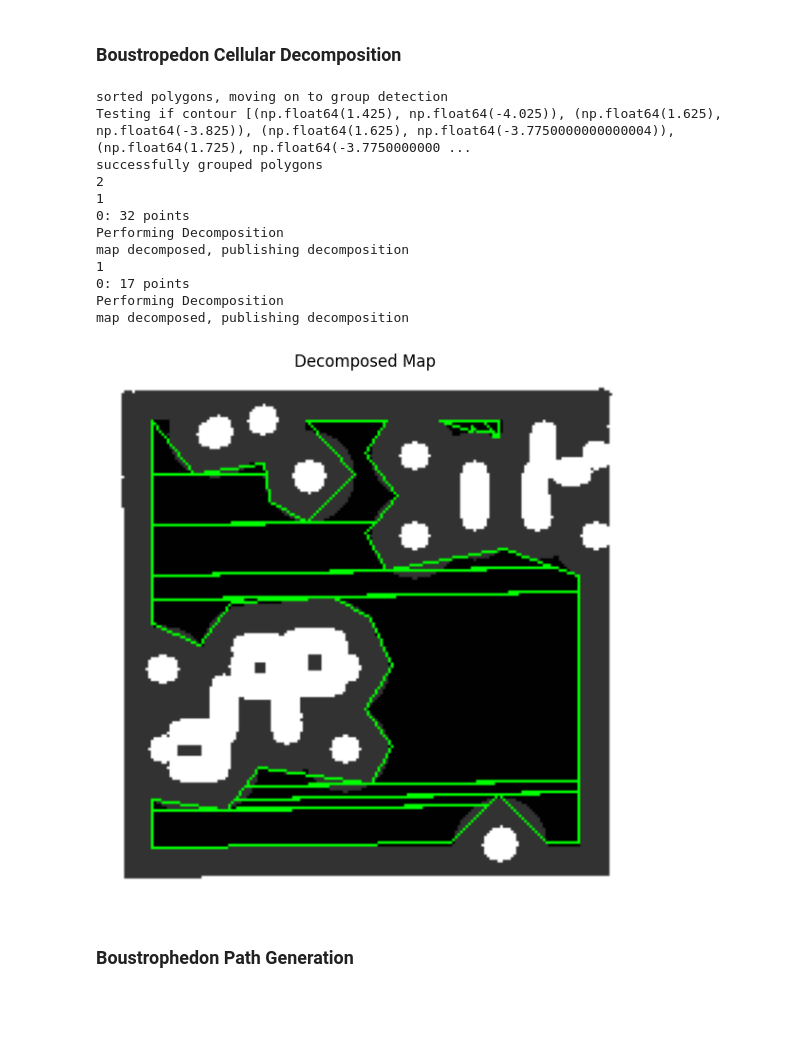
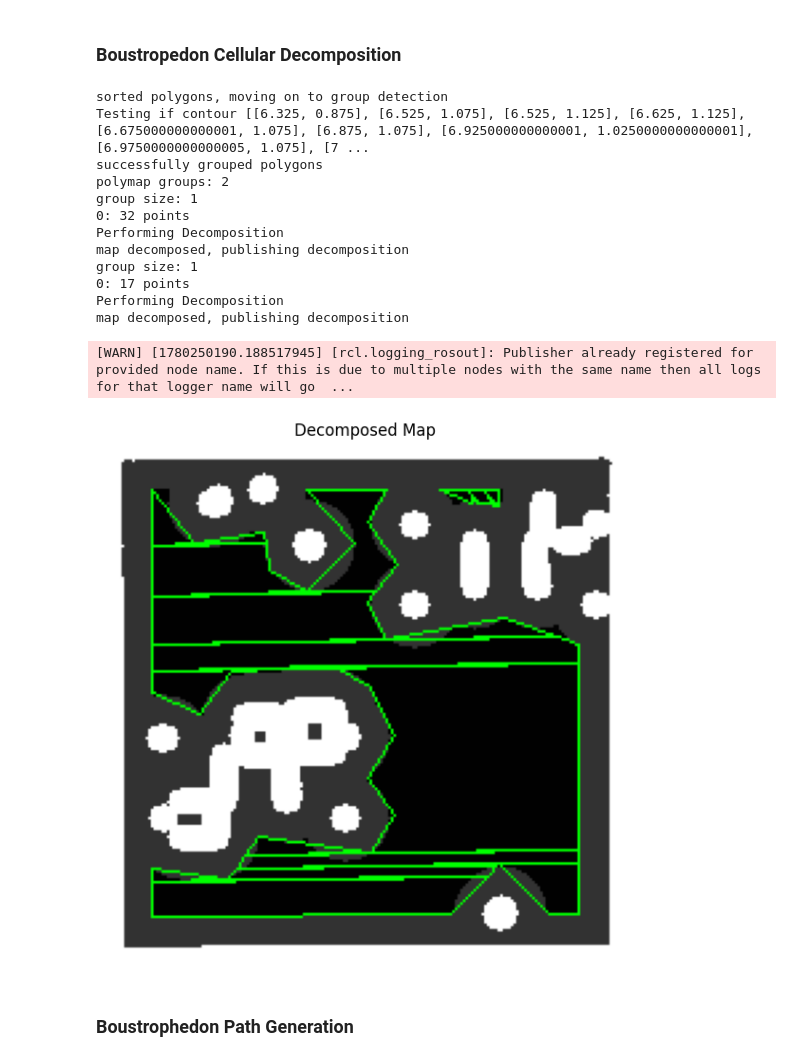
Before and after one commit to machine0herald/Mirte_Lab_Clean, a Jupyter notebook: mirte_lc_nav2/mirte_lc_nav2/test_nav.ipynb, the cells around one changed output. Drawn from its saved outputs; the diff is of its cells as text; code cells hidden in the pictures; blank space fills up the shorter version.

```diff
--- a/mirte_lc_nav2/mirte_lc_nav2/test_nav.ipynb
+++ b/mirte_lc_nav2/mirte_lc_nav2/test_nav.ipynb
@@ -173,6 +198,7 @@ We use a map provided by the [mirte navigation](https://github.com/MartijnWisse/
 # %%
 path = "maps/lc_costmap.pgm"
 map_img = cv2.bitwise_not(cv2.imread(path, cv2.IMREAD_UNCHANGED))
+map_msg = create_occupancy_grid(path)
 show_imgs([map_img], ['Initial Costmap'])
 # %% [output]
 [figure]
@@ -188,7 +214,7 @@
 # %%
 navigator = SystematicNavigator()
 
-navigator.update_map(map_img)
+navigator.update_map(map_msg)
 contours = navigator.contours
 print(len(contours))
 color_img = cv2.cvtColor(map_img, cv2.COLOR_GRAY2RGB)
@@ -213,48 +239,73 @@ This navigator plans in two steps:
 # %%
 # Update internal map
 navigator = BousPath()
-navigator.update_map(map_img)
+navigator.update_map(map_msg)
+
 pixel_cells = []
 cells = []
 display_cells = []
+
 color_img = cv2.cvtColor(map_img.copy(), cv2.COLOR_GRAY2RGB)
-print(len(navigator.polymap))
 
-# Perform Boustrophedon Celular Decomposition
+print("polymap groups:", len(navigator.polymap))
+
+# Perform Boustrophedon Cellular Decomposition
 for group in navigator.polymap:
-    print(len(group))
+
+    print("group size:", len(group))
 
     result = navigator.bcd(group)
 
     if not result:
         continue
 
+    cells.append(result)
     display_cells.extend(result)
-    cells.append(result)
-    pixel_cells.extend(
-        navigator.world_to_pixel(poly.exterior.coords)
-        for poly in display_cells
+
+# -------------------------------------------------------
+# Convert polygons -> OpenCV-compatible contours
+# -------------------------------------------------------
+pixel_cells = []
+
+for poly in display_cells:
+
+    pts = np.array(
+        navigator.world_to_pixel_poly(poly.exterior.coords),
+        dtype=np.int32
     )
 
-decomp_img = cv2.drawContours(color_img, pixel_cells, -1, (0, 255, 0), 1)
-show_imgs(
-    [decomp_img],
-    ['Decomposed Map']
+    # OpenCV requires Nx1x2 format for contours
+    pts = pts.reshape((-1, 1, 2))
+
+    pixel_cells.append(pts)
+
+# -------------------------------------------------------
+# Draw result
+# -------------------------------------------------------
+decomp_img = cv2.drawContours(
+    color_img,
+    pixel_cells,
+    contourIdx=-1,
+    color=(0, 255, 0),
+    thickness=1
 )
+
+show_imgs([decomp_img], ['Decomposed Map'])
 # %% [output]
 sorted polygons, moving on to group detection
-Testing if contour [(np.float64(1.425), np.float64(-4.025)), (np.float64(1.625), np.float64(-3.825)), (np.float64(1.625), np.float64(-3.7750000000000004)), (np.float64(1.725), np.float64(-3.7750000000 ...
+Testing if contour [[6.325, 0.875], [6.525, 1.075], [6.525, 1.125], [6.625, 1.125], [6.675000000000001, 1.075], [6.875, 1.075], [6.925000000000001, 1.0250000000000001], [6.9750000000000005, 1.075], [7 ...
 successfully grouped polygons
-2
-1
+polymap groups: 2
+group size: 1
 0: 32 points
 Performing Decomposition
 map decomposed, publishing decomposition
-1
+group size: 1
 0: 17 points
 Performing Decomposition
 map decomposed, publishing decomposition
+[WARN] [1780250190.188517945] [rcl.logging_rosout]: Publisher already registered for provided node name. If this is due to multiple nodes with the same name then all logs for that logger name will go  ...
-[figure, old version]
+[figure, new version]
 # %% [markdown]
 ### Boustrophedon Path Generation
 # %%
```
Also changed, not shown: parts of 13 cells of this notebook, 4 other files.
